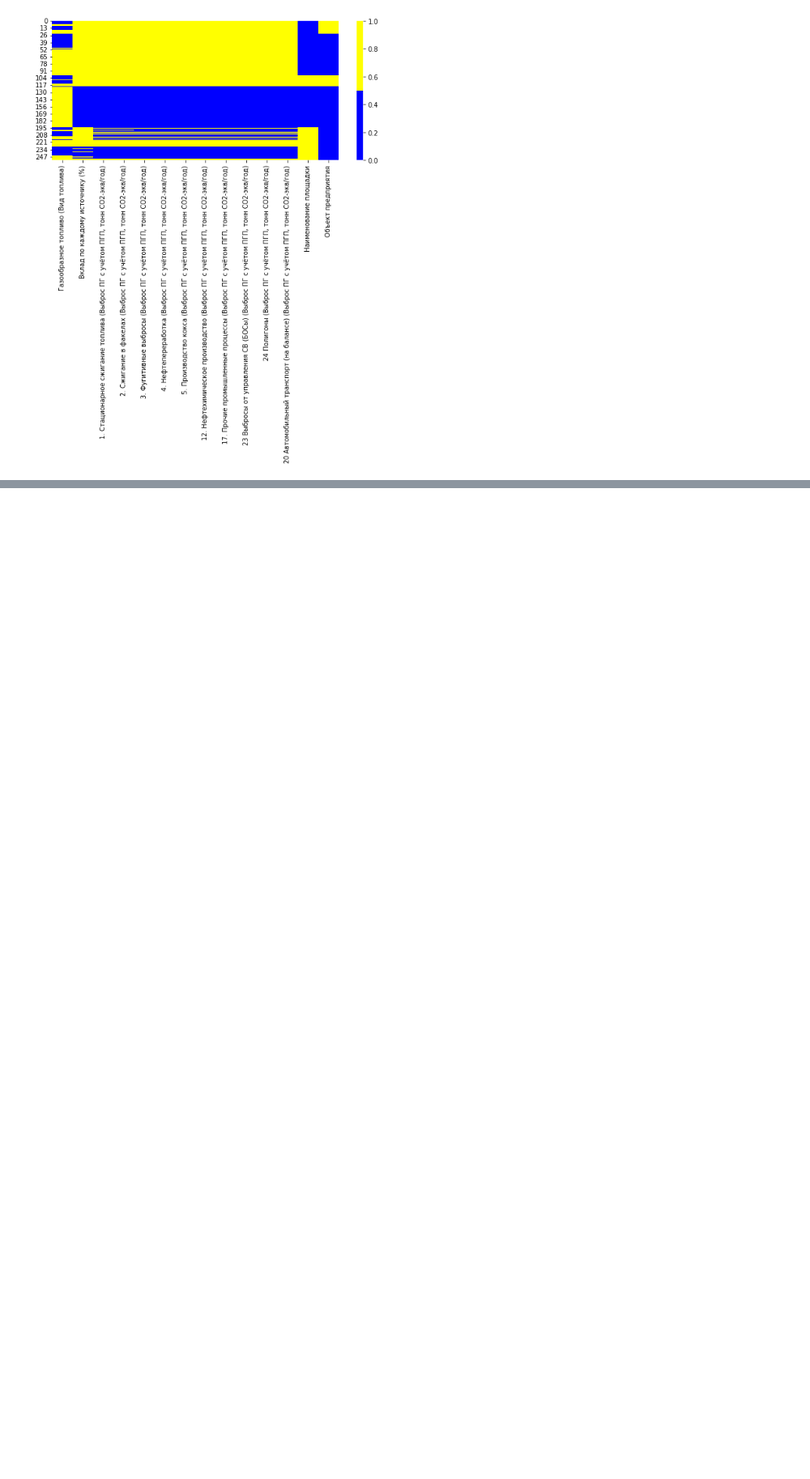
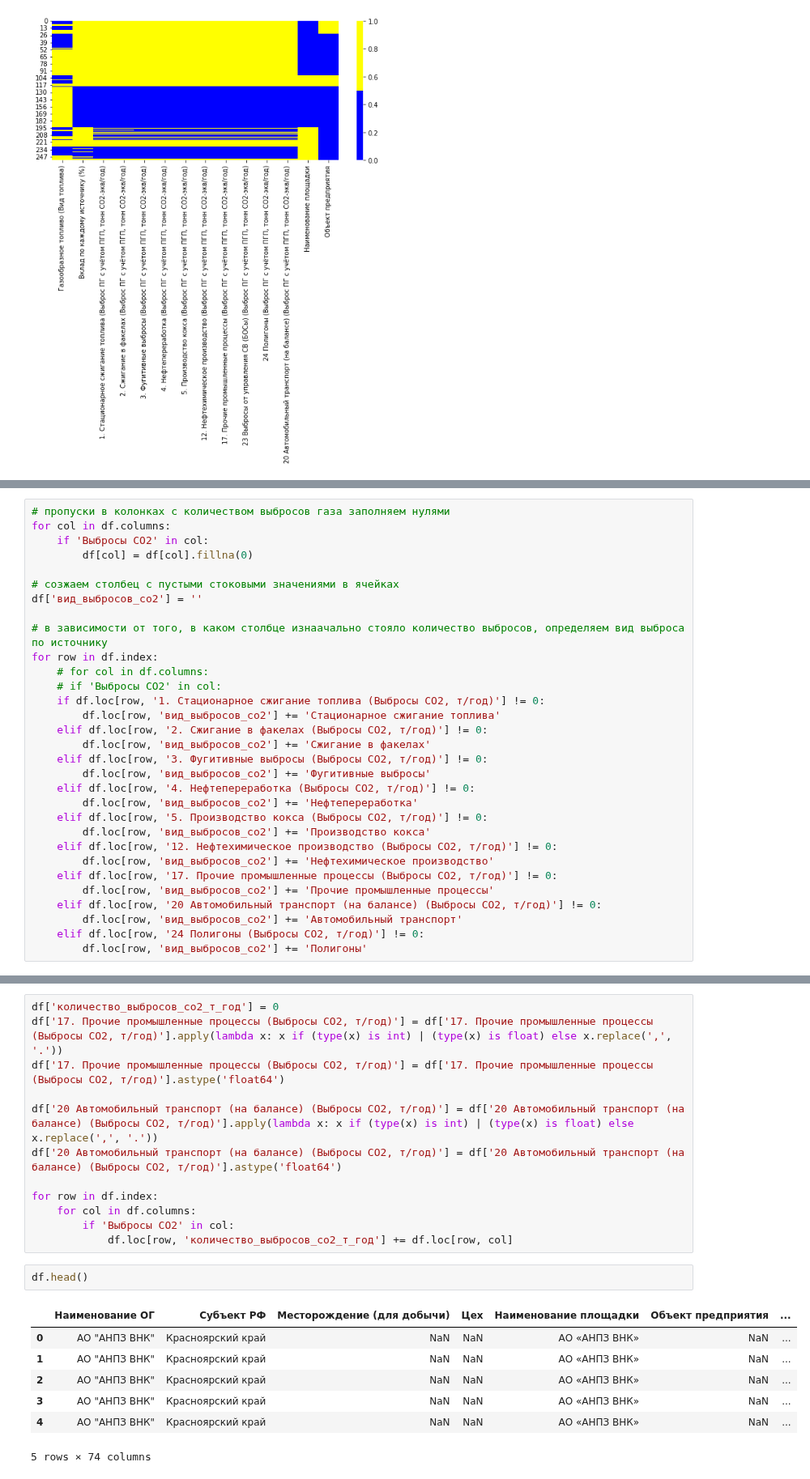
Before and after one commit to AndreiDS63/sf_data_science, a Jupyter notebook: GreenDesign/inv_analysis.ipynb, the cells around one changed output, grey strips where cells are left out. Shown at 81% size. Drawn from its saved outputs; the diff is of its cells as text; blank space fills up the shorter version.

Commit message:
расход топлива, выбросы газа отработаны

```diff
--- a/GreenDesign/inv_analysis.ipynb
+++ b/GreenDesign/inv_analysis.ipynb
@@ -238,0 +341,31 @@ ax = sns.heatmap(
+# %%
+# пропуски в колонках с количеством выбросов газа заполняем нулями
+for col in df.columns:
+    if 'Выбросы СО2' in col:
+        df[col] = df[col].fillna(0)
+
+# созжаем столбец с пустыми стоковыми значениями в ячейках
+df['вид_выбросов_со2'] = ''
+
+# в зависимости от того, в каком столбце изнаачально стояло количество выбросов, определяем вид выброса по источнику
+for row in df.index:
+    # for col in df.columns:
+    # if 'Выбросы СО2' in col:
+    if df.loc[row, '1. Стационарное сжигание топлива (Выбросы СО2, т/год)'] != 0:
+        df.loc[row, 'вид_выбросов_со2'] += 'Стационарное сжигание топлива'
+    elif df.loc[row, '2. Сжигание в факелах (Выбросы СО2, т/год)'] != 0:
+        df.loc[row, 'вид_выбросов_со2'] += 'Сжигание в факелах'
+    elif df.loc[row, '3. Фугитивные выбросы (Выбросы СО2, т/год)'] != 0:
+        df.loc[row, 'вид_выбросов_со2'] += 'Фугитивные выбросы'
+    elif df.loc[row, '4. Нефтепереработка (Выбросы СО2, т/год)'] != 0:
+        df.loc[row, 'вид_выбросов_со2'] += 'Нефтепереработка'
+    elif df.loc[row, '5. Производство кокса (Выбросы СО2, т/год)'] != 0:
+        df.loc[row, 'вид_выбросов_со2'] += 'Производство кокса'
+    elif df.loc[row, '12. Нефтехимическое производство (Выбросы СО2, т/год)'] != 0:
+        df.loc[row, 'вид_выбросов_со2'] += 'Нефтехимическое производство'
+    elif df.loc[row, '17. Прочие промышленные процессы (Выбросы СО2, т/год)'] != 0:
+        df.loc[row, 'вид_выбросов_со2'] += 'Прочие промышленные процессы'
+    elif df.loc[row, '20 Автомобильный транспорт (на балансе) (Выбросы СО2, т/год)'] != 0:
+        df.loc[row, 'вид_выбросов_со2'] += 'Автомобильный транспорт'
+    elif df.loc[row, '24 Полигоны (Выбросы СО2, т/год)'] != 0:
+        df.loc[row, 'вид_выбросов_со2'] += 'Полигоны'
@@ -238,0 +374,22 @@ ax = sns.heatmap(
+# %%
+df['количество_выбросов_со2_т_год'] = 0
+df['17. Прочие промышленные процессы (Выбросы СО2, т/год)'] = df['17. Прочие промышленные процессы (Выбросы СО2, т/год)'].apply(lambda x: x if (type(x) is int) | (type(x) is float) else x.replace(',', '.'))
+df['17. Прочие промышленные процессы (Выбросы СО2, т/год)'] = df['17. Прочие промышленные процессы (Выбросы СО2, т/год)'].astype('float64')
+
+df['20 Автомобильный транспорт (на балансе) (Выбросы СО2, т/год)'] = df['20 Автомобильный транспорт (на балансе) (Выбросы СО2, т/год)'].apply(lambda x: x if (type(x) is int) | (type(x) is float) else x.replace(',', '.'))
+df['20 Автомобильный транспорт (на балансе) (Выбросы СО2, т/год)'] = df['20 Автомобильный транспорт (на балансе) (Выбросы СО2, т/год)'].astype('float64')
+
+for row in df.index:
+    for col in df.columns:
+        if 'Выбросы СО2' in col:
+            df.loc[row, 'количество_выбросов_со2_т_год'] += df.loc[row, col]
+# %%
+df.head()
+# %% [output]
+|  | Наименование ОГ | Субъект РФ | Месторождение (для добычи) | Цех | Наименование площадки | Объект предприятия | ... |
+| 0 | АО "АНПЗ ВНК" | Красноярский край | NaN | NaN | АО «АНПЗ ВНК» | NaN | ... |
+| 1 | АО "АНПЗ ВНК" | Красноярский край | NaN | NaN | АО «АНПЗ ВНК» | NaN | ... |
+| 2 | АО "АНПЗ ВНК" | Красноярский край | NaN | NaN | АО «АНПЗ ВНК» | NaN | ... |
+| 3 | АО "АНПЗ ВНК" | Красноярский край | NaN | NaN | АО «АНПЗ ВНК» | NaN | ... |
+| 4 | АО "АНПЗ ВНК" | Красноярский край | NaN | NaN | АО «АНПЗ ВНК» | NaN | ... |
+5 rows × 74 columns
```
Also changed, not shown: parts of 16 cells of this notebook.
